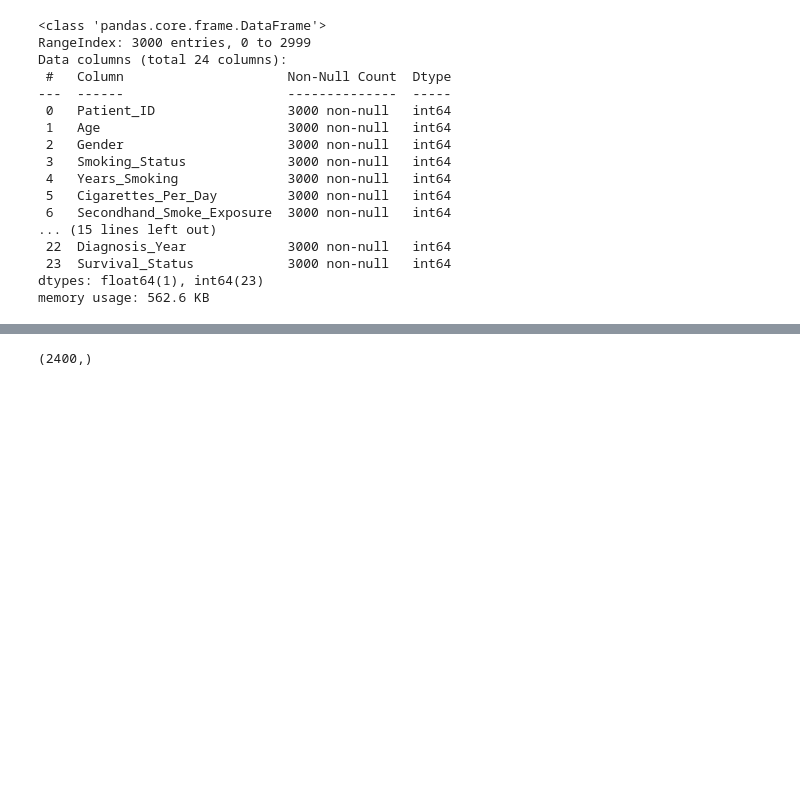
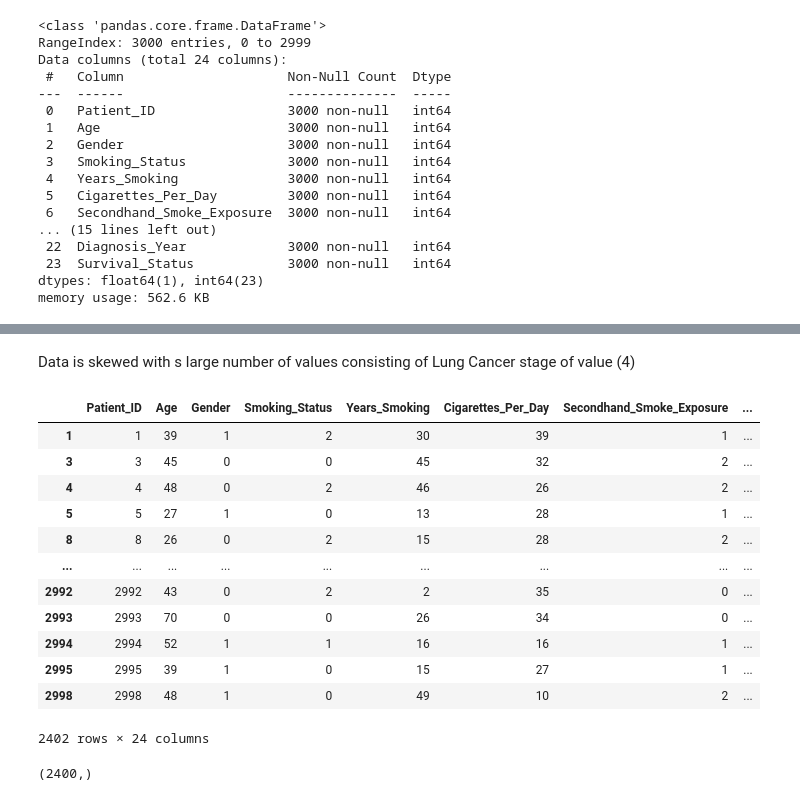
Before and after one commit to Astro0re/Machine_Learning_and_AI, a Jupyter notebook: Lung_cancer Model/Lung_model.ipynb, the cells around one changed output, grey strips where cells are left out. Drawn from its saved outputs; the diff is of its cells as text; code cells hidden in the pictures; blank space fills up the shorter version.

```diff
--- a/Lung_cancer Model/Lung_model.ipynb
+++ b/Lung_cancer Model/Lung_model.ipynb
@@ -131,3 +142,26 @@ memory usage: 562.6 KB
+# %% [markdown]
+Data is skewed with s large number of values consisting of Lung Cancer stage of value (4)
+# %%
+# Reduce the amount
+Lung_Data[Lung_Data['Lung_Cancer_Stage'] == 4]
+
+to_drop = Lung_Data.sample(n=2250)
+droped = Lung_Data.drop(to_drop)
+droped
+# %% [output]
+|  | Patient_ID | Age | Gender | Smoking_Status | Years_Smoking | Cigarettes_Per_Day | Secondhand_Smoke_Exposure | ... |
+| 1 | 1 | 39 | 1 | 2 | 30 | 39 | 1 | ... |
+| 3 | 3 | 45 | 0 | 0 | 45 | 32 | 2 | ... |
+| 4 | 4 | 48 | 0 | 2 | 46 | 26 | 2 | ... |
+| 5 | 5 | 27 | 1 | 0 | 13 | 28 | 1 | ... |
+| 8 | 8 | 26 | 0 | 2 | 15 | 28 | 2 | ... |
+| ... | ... | ... | ... | ... | ... | ... | ... | ... |
+| 2992 | 2992 | 43 | 0 | 2 | 2 | 35 | 0 | ... |
+| 2993 | 2993 | 70 | 0 | 0 | 26 | 34 | 0 | ... |
+| 2994 | 2994 | 52 | 1 | 1 | 16 | 16 | 1 | ... |
+| 2995 | 2995 | 39 | 1 | 0 | 15 | 27 | 1 | ... |
+| 2998 | 2998 | 48 | 1 | 0 | 49 | 10 | 2 | ... |
+2402 rows × 24 columns
 # %%
 X = Lung_Data.drop(['Lung_Cancer_Stage'], axis=1)
 Y = Lung_Data['Lung_Cancer_Stage']
```
Also changed, not shown: parts of 3 cells of this notebook.
